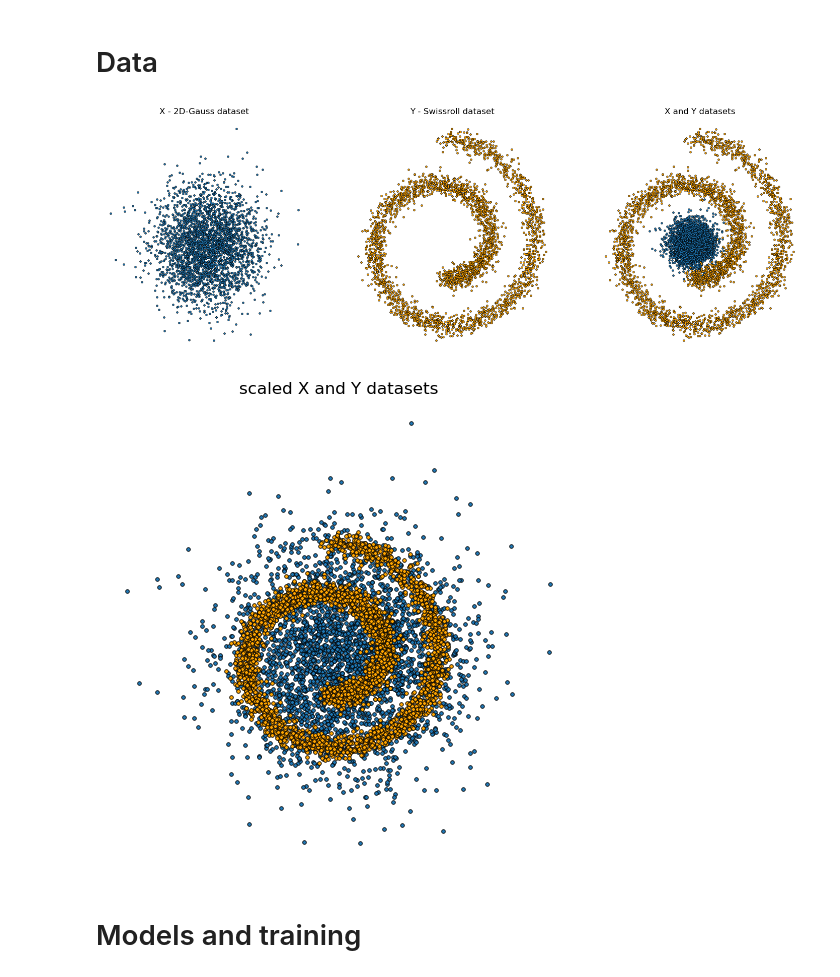
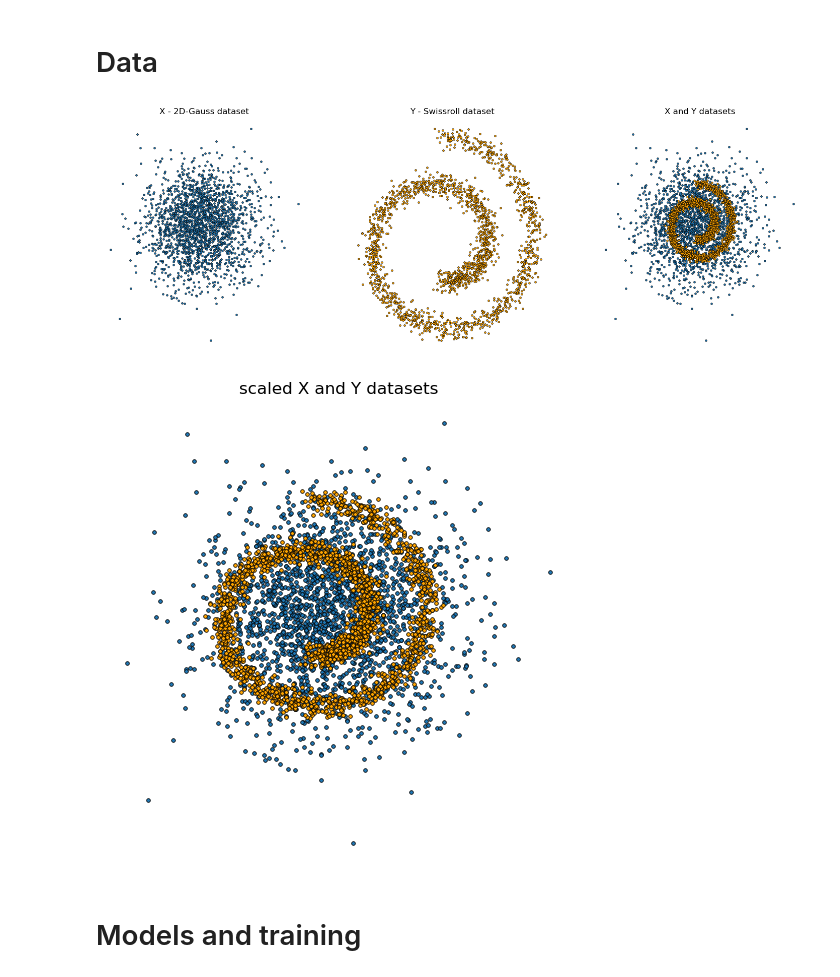
Before and after one commit to shredder67/energy-guided-ot, a Jupyter notebook: gauss_swissroll_v2.ipynb, the cells around one changed output. Drawn from its saved outputs; the diff is of its cells as text; code cells hidden in the pictures.

Commit message:
set to paper data scale and hyperparams

```diff
--- a/gauss_swissroll_v2.ipynb
+++ b/gauss_swissroll_v2.ipynb
@@ -95,31 +95,31 @@ class SwissrollDataset(Dataset):
             sample = std_scale(sample, self.mu, self.std)
         return sample
 # %%
-dataset_x = GaussDataset(n_samples=3000, sigma=1.5)
-dataset_y = SwissrollDataset(n_samples=3000)
+dataset_x = GaussDataset(n_samples=2000, sigma=1.)
+dataset_y = SwissrollDataset(n_samples=2000, scale=0.1)
 
 _, axs = plt.subplots(1, 3, figsize=(18, 6))
 
 axs[0].scatter(dataset_x.data[:, 0].cpu(),
                dataset_x.data[:, 1].cpu(), s=7, marker='o', edgecolors='black', linewidths=0.5)
 axs[0].set_title("X - 2D-Gauss dataset")
 axs[0].axis('off')
 
 axs[1].scatter(dataset_y.data[:, 0].cpu(), dataset_y.data[:,
                1].cpu(), c='orange', s=7, marker='o', edgecolors='black', linewidths=0.5)
 axs[1].set_title("Y - Swissroll dataset")
 axs[1].axis('off')
 
 axs[2].scatter(dataset_x.data[:, 0].cpu(),
                dataset_x.data[:, 1].cpu(), s=7, marker='o', edgecolors='black', linewidths=0.5)
 axs[2].scatter(dataset_y.data[:, 0].cpu(), dataset_y.data[:,
                1].cpu(), c='orange', s=7, marker='o', edgecolors='black', linewidths=0.5)
 axs[2].set_title("X and Y datasets")
 axs[2].axis('off')
 
 plt.show()
 # %% [output]
-[figure, old version]
+[figure, new version]
 # %%
 # scaled version preview
 plt.figure(figsize=(6, 6))
@@ -136,7 +136,7 @@ plt.axis('off')
 
 plt.show()
 # %% [output]
-[figure, old version]
+[figure, new version]
 # %% [markdown]
 # Models and training
 # %%
```
Also changed, not shown: parts of 19 cells of this notebook.
